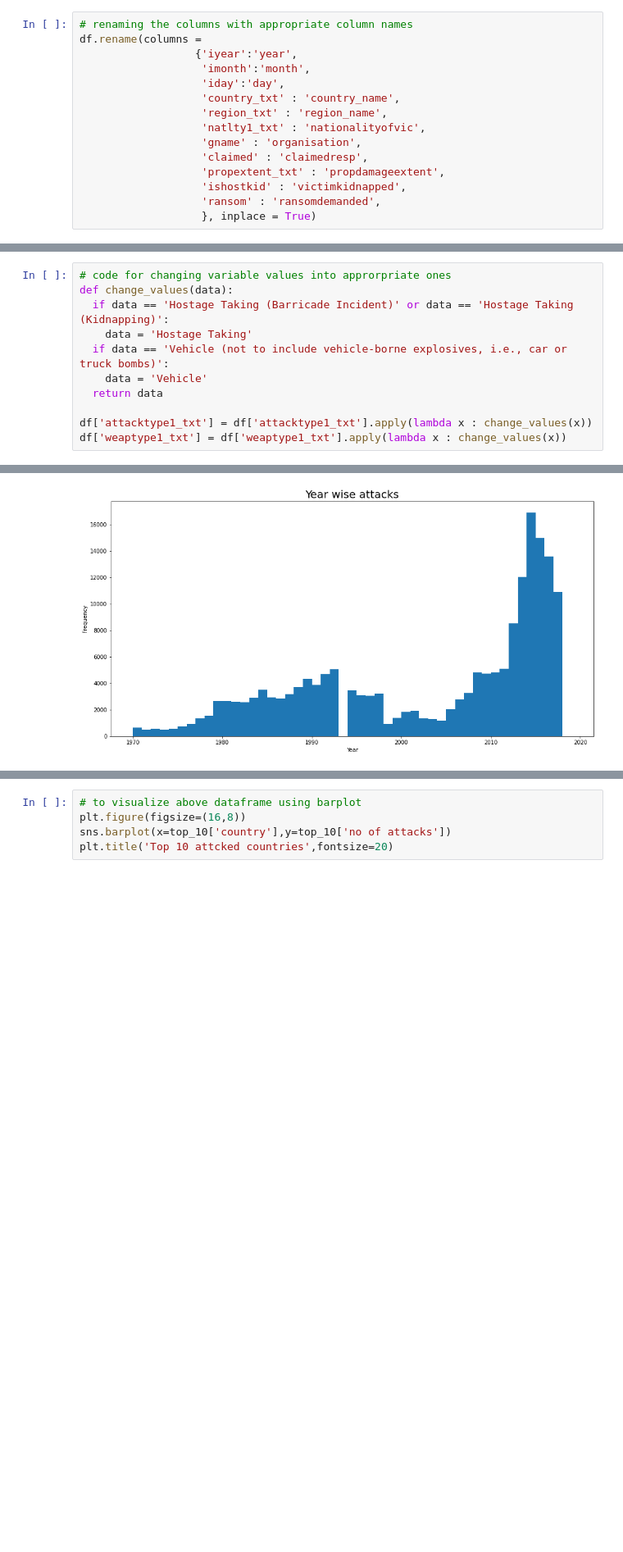
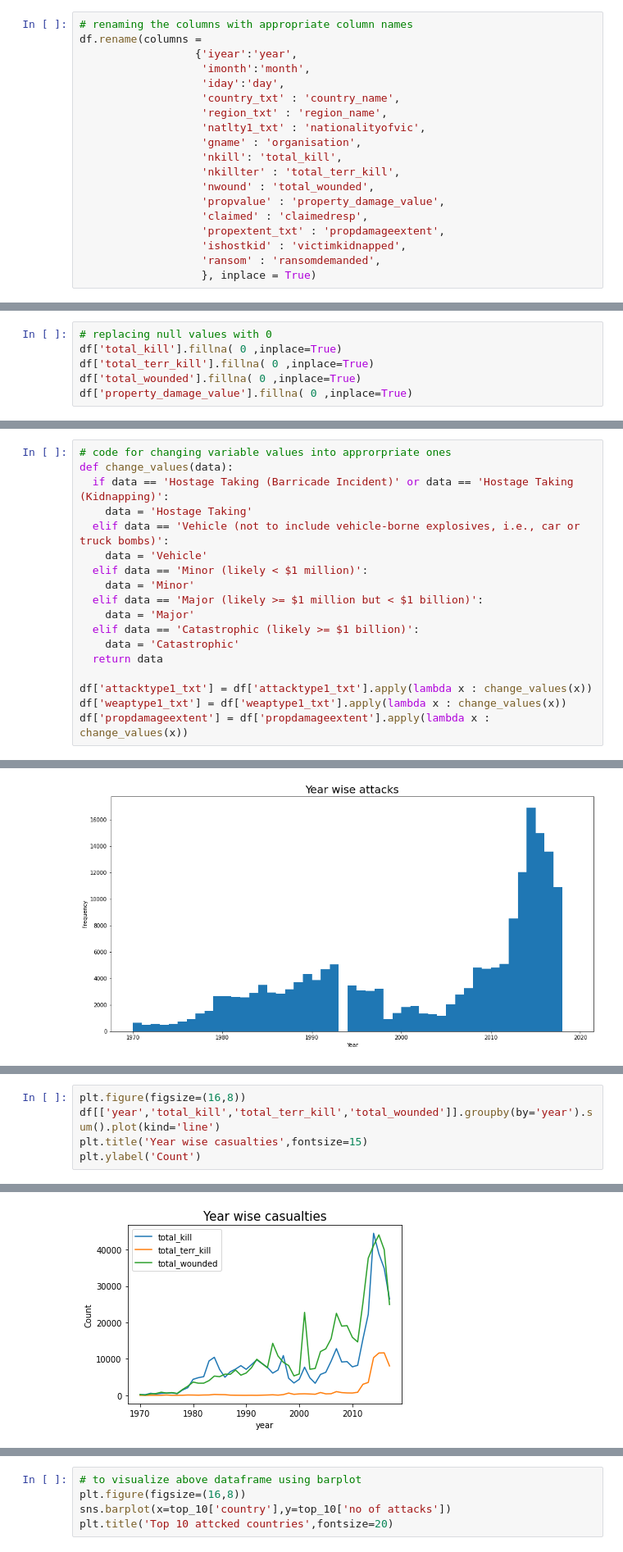
Before and after one commit to Shreyash-Jagdale/Shreyash_Jagdale, a Jupyter notebook: Individual_notebook.ipynb, the cells around one changed output, grey strips where cells are left out. Shown at 82% size. Drawn from its saved outputs; the diff is of its cells as text; blank space fills up the shorter version.

```diff
--- a/Individual_notebook.ipynb
+++ b/Individual_notebook.ipynb
@@ -63,6 +63,10 @@ df.rename(columns =
                    'region_txt' : 'region_name',
                    'natlty1_txt' : 'nationalityofvic',
                    'gname' : 'organisation',
+                   'nkill': 'total_kill',
+                   'nkillter' : 'total_terr_kill',
+                   'nwound' : 'total_wounded',
+                   'propvalue' : 'property_damage_value',
                    'claimed' : 'claimedresp',
                    'propextent_txt' : 'propdamageextent',
                    'ishostkid' : 'victimkidnapped',
@@ -84,6 +88,12 @@ INT_MISC           0
 INT_ANY            0
 related       156653
 Length: 135, dtype: int64
+# %%
+# replacing null values with 0
+df['total_kill'].fillna( 0 ,inplace=True)
+df['total_terr_kill'].fillna( 0 ,inplace=True)
+df['total_wounded'].fillna( 0 ,inplace=True)
+df['property_damage_value'].fillna( 0 ,inplace=True)
 # %%
 # assign the levels of the variable success ( did attackers succeeded or failed)
 x = df['success']
@@ -94,10 +104,17 @@ df['success'] = y.replace(0,'failed')
 def change_values(data):
   if data == 'Hostage Taking (Barricade Incident)' or data == 'Hostage Taking (Kidnapping)':
     data = 'Hostage Taking'
-  if data == 'Vehicle (not to include vehicle-borne explosives, i.e., car or truck bombs)':
+  elif data == 'Vehicle (not to include vehicle-borne explosives, i.e., car or truck bombs)':
     data = 'Vehicle'
+  elif data == 'Minor (likely < $1 million)':
+    data = 'Minor'
+  elif data == 'Major (likely >= $1 million but < $1 billion)':
+    data = 'Major'
+  elif data == 'Catastrophic (likely >= $1 billion)':
+    data = 'Catastrophic'
   return data
 
 df['attacktype1_txt'] = df['attacktype1_txt'].apply(lambda x : change_values(x))
 df['weaptype1_txt'] = df['weaptype1_txt'].apply(lambda x : change_values(x))
+df['propdamageextent'] = df['propdamageextent'].apply(lambda x : change_values(x))
 # %% [markdown]
@@ -144,0 +153,6 @@ Text(0.5, 1.0, 'Year wise attacks')
+# %%
+plt.figure(figsize=(16,8))
+df[['year','total_kill','total_terr_kill','total_wounded']].groupby(by='year').sum().plot(kind='line')
+plt.title('Year wise casualties',fontsize=15)
+plt.ylabel('Count')
+# %% [output]
@@ -144,0 +161 @@ Text(0.5, 1.0, 'Year wise attacks')
+[figure, added]
```
Also changed, not shown: parts of 34 cells of this notebook.
